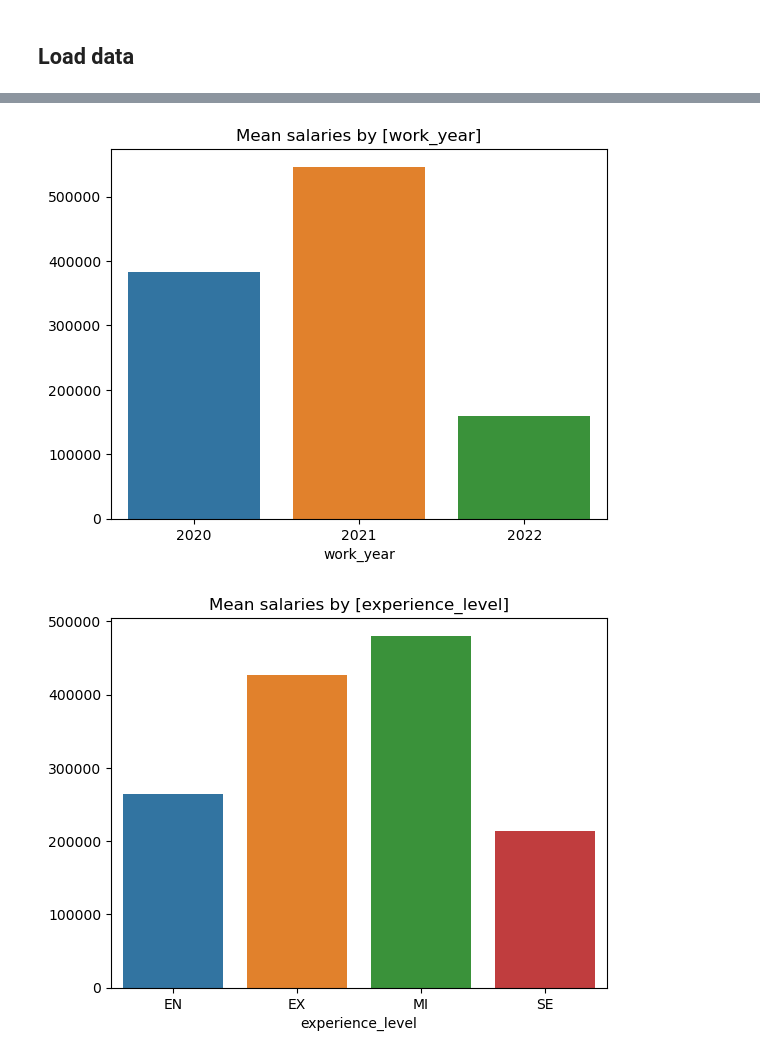
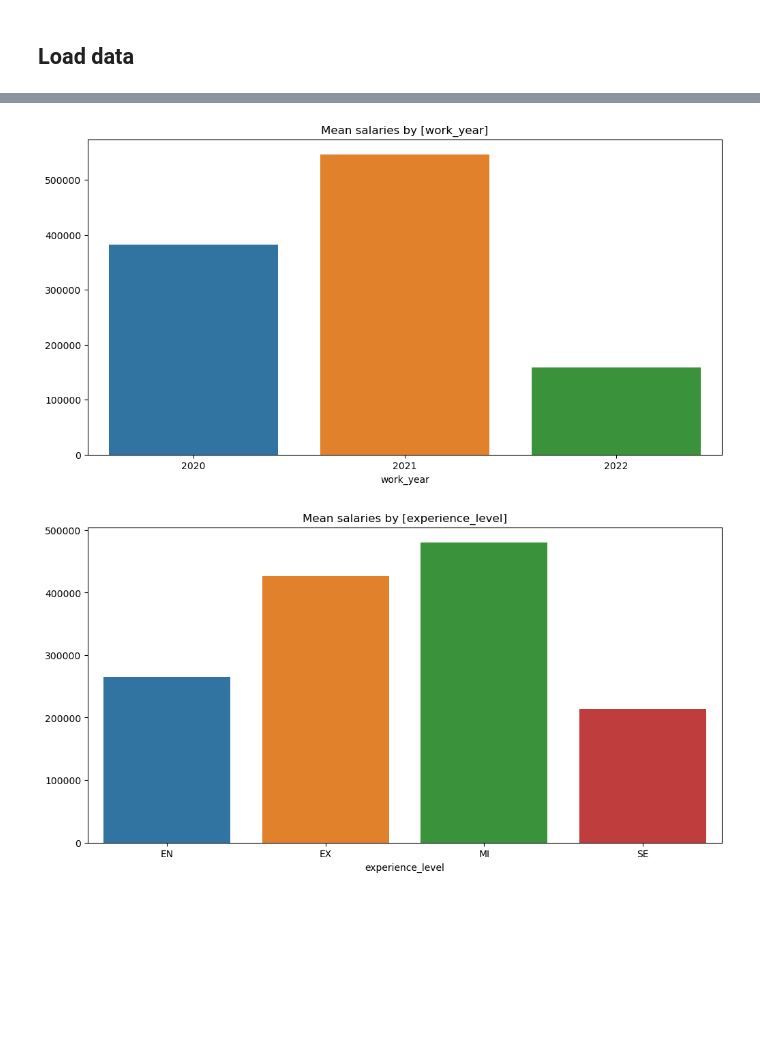
Before and after one commit to pveinberg/data-analysis, a Jupyter notebook: job-salaries.ipynb, the cells around one changed output, grey strips where cells are left out. Drawn from its saved outputs; the diff is of its cells as text; code cells hidden in the pictures; blank space fills up the shorter version.

Commit message:
Updating job salaries script

```diff
--- a/job-salaries.ipynb
+++ b/job-salaries.ipynb
@@ -78,7 +79,7 @@ sys.version
 # %% [markdown]
 ## Load data
 # %%
-salaries_df = pd.read_csv('job_salaries.zip', compression='zip', index_col=[0])
+salaries_df = pd.read_csv('./datasets/job_salaries.zip', compression='zip', index_col=[0])
 display(salaries_df.shape, salaries_df.head())
 # %% [output]
 (607, 11)
@@ -98,12 +99,13 @@ salaries_df[category_features] = salaries_df[category_features].astype('category
 # %%
 # Means by features
 features = ['work_year', 'experience_level', 'employment_type', 'company_location', 'company_size']
 
 for feature in features:
     summary = salaries_df.groupby(feature)['salary'].mean()
-    sns.barplot(x=summary.index, y=summary.values) \
+    fig, ax = plt.subplots(figsize=(12,6))
+    sns.barplot(x=summary.index, y=summary.values, ax=ax) \
         .set(title=f'Mean salaries by [{feature}]')
     plt.show()
 # %% [output]
-[figure, old version]
+[figure, new version]
-[figure, old version]
+[figure, new version]
```
Also changed, not shown: parts of 8 cells of this notebook.
